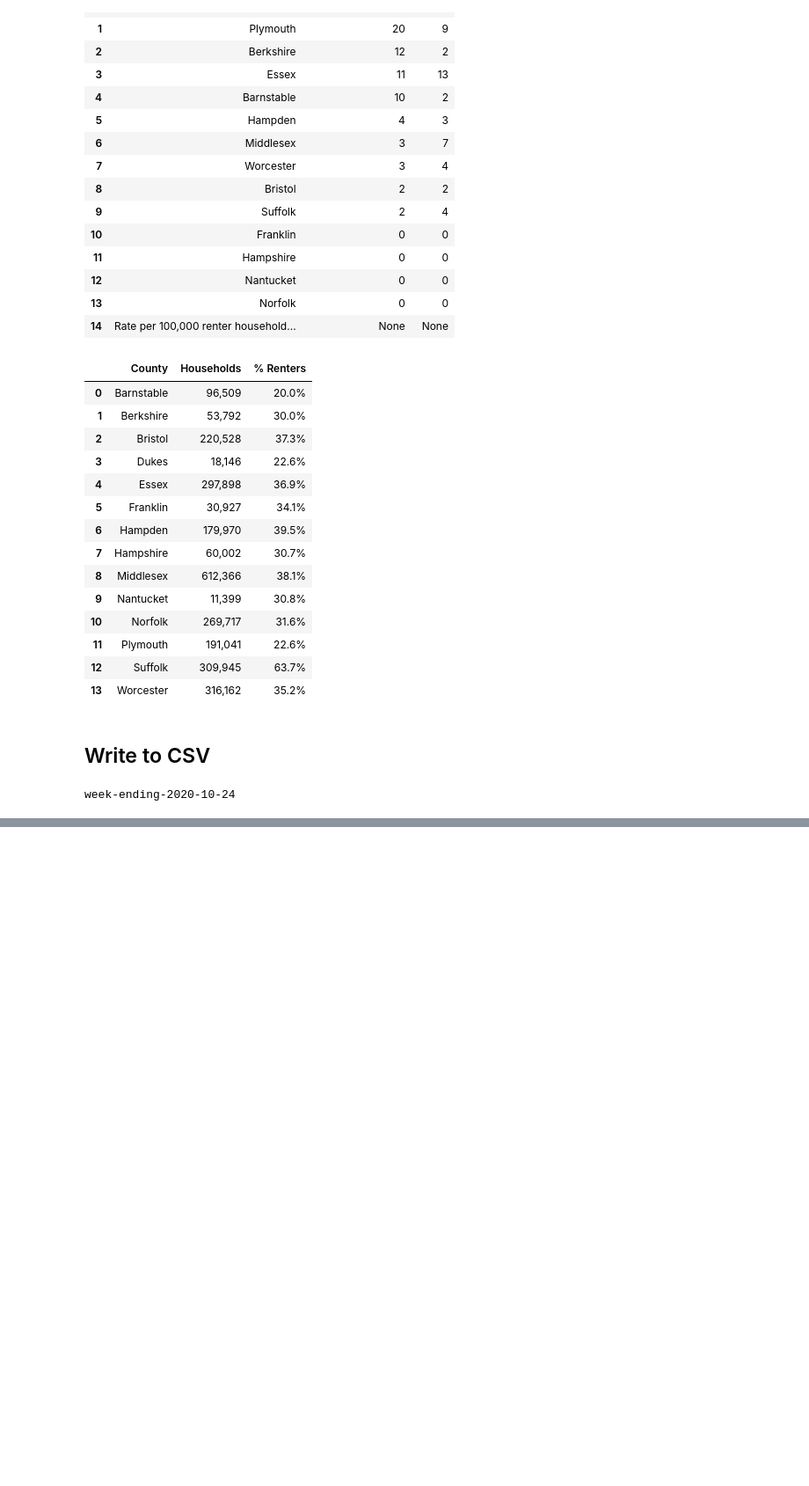
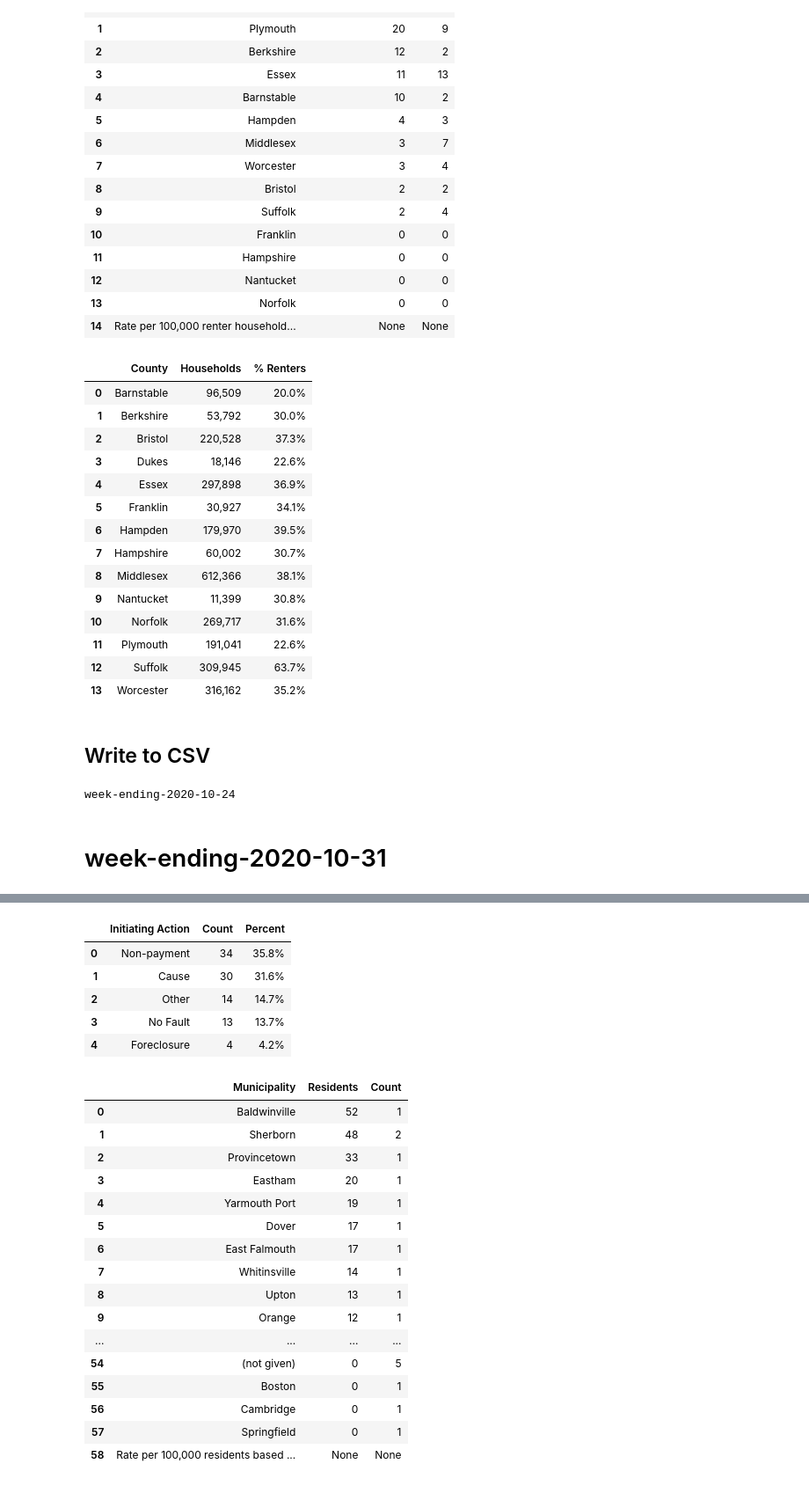
Before and after one commit to BU-Spark/AP-Evictions-Tracker, a Jupyter notebook: MassLandlordsScraper.ipynb, the cells around one changed output, grey strips where cells are left out. Shown at 88% size. Saved outputs shown, nothing was run; the diff lists cells and outputs as text; code cells hidden in the pictures; blank space fills up the shorter version.

Commit message:
scraping all data for first 6 available week

```diff
--- a/MassLandlordsScraper.ipynb
+++ b/MassLandlordsScraper.ipynb
@@ -83,8 +83,8 @@ def convertToDf(htmlTable,cNumSection):
         startIndex = 1
         columnIndex = 0
     elif cNumSection == 6:
-        startIndex = 3
-        columnIndex = 2
+        startIndex = 4
+        columnIndex = 3
     else:
         startIndex = 1
         columnIndex = 0
@@ -293,3 +282,56 @@ sheetNames = ['Courts','Party Type','Party Type','Plaintiff Representation', 'Pl
 createCsv(dataFrames, sheetNames, 0)
 # %% [output]
 week-ending-2020-10-24
+# %% [markdown]
+# week-ending-2020-10-31
+# %%
+soup = getSoup(urls[1])
+a,b,c1,c2,c3,c4,c5,c6,c7,c8,c9,c10,c11,d,e,f = getSections(soup)
+
+# NOTE: Had to do the parsing for d manually, as its formatted differently than the 'c' section
+# remove beginning and ending newlines
+reg = re.compile('^\r\n')
+d = reg.sub('',d,count=1)
+reg2 = re.compile('\r\n\r\n\r\n$')
+d=reg2.sub('',d,count=1)
+d1 = d.split("\r\n\r\n")
+d1 = d1[1]
+# remove newline at the beginning of the table "block"
+reg = re.compile('^\r\n')
+d1 = reg.sub('',d1,count=1)
+
+# split the table into separate columns
+d1 = d1.split('\r\n')
+for index in range(len(d1)):
+    d1[index] = re.split('  +',d1[index])
+
+# load the data into a dataframe
+countyRentersPercent = pd.DataFrame(d1[1:],columns=['County', 'Households', '% Renters'])
+
+# Create dataframes for tables in 'c'
+courts = convertToDf(c1,1)
+partyTypeNum = convertToDf(c2,2)
+partyTypePercent = convertToDf(c3,3)
+plaintiffRepNum = convertToDf(c4,4)
+plaintiffRepPercent = convertToDf(c5,5)
+defendantRepNum = convertToDf(c6,6)
+defendantRepPercent = convertToDf(c7,7)
+numAdultsHouseholds = convertToDf(c8,8)
+initiatingAction = convertToDf(c9,9)
+ratePer100k = convertToDf(c10, 10)
+ratePer100kRenters = convertToDf(c11,11)
+
+# display data frames
+display(courts)
+display(partyTypeNum)
+display(partyTypePercent)
+display(plaintiffRepNum)
+display(plaintiffRepPercent)
+display(defendantRepNum)
+display(defendantRepPercent)
+display(numAdultsHouseholds)
+display(initiatingAction)
+display(ratePer100k)
+display(ratePer100kRenters)
+display(countyRentersPercent)
+# %% [output]
@@ -295,0 +385,23 @@ week-ending-2020-10-24
+|  | Initiating Action | Count | Percent |
+| 0 | Non-payment | 34 | 35.8% |
+| 1 | Cause | 30 | 31.6% |
+| 2 | Other | 14 | 14.7% |
+| 3 | No Fault | 13 | 13.7% |
+| 4 | Foreclosure | 4 | 4.2% |
+|  | Municipality | Residents | Count |
+| 0 | Baldwinville | 52 | 1 |
+| 1 | Sherborn | 48 | 2 |
+| 2 | Provincetown | 33 | 1 |
+| 3 | Eastham | 20 | 1 |
+| 4 | Yarmouth Port | 19 | 1 |
+| 5 | Dover | 17 | 1 |
+| 6 | East Falmouth | 17 | 1 |
+| 7 | Whitinsville | 14 | 1 |
+| 8 | Upton | 13 | 1 |
+| 9 | Orange | 12 | 1 |
+| ... | ... | ... | ... |
+| 54 | (not given) | 0 | 5 |
+| 55 | Boston | 0 | 1 |
+| 56 | Cambridge | 0 | 1 |
+| 57 | Springfield | 0 | 1 |
+| 58 | Rate per 100,000 residents based ... | None | None |
```
Also changed, not shown: parts of 16 cells of this notebook, 6 other files.
